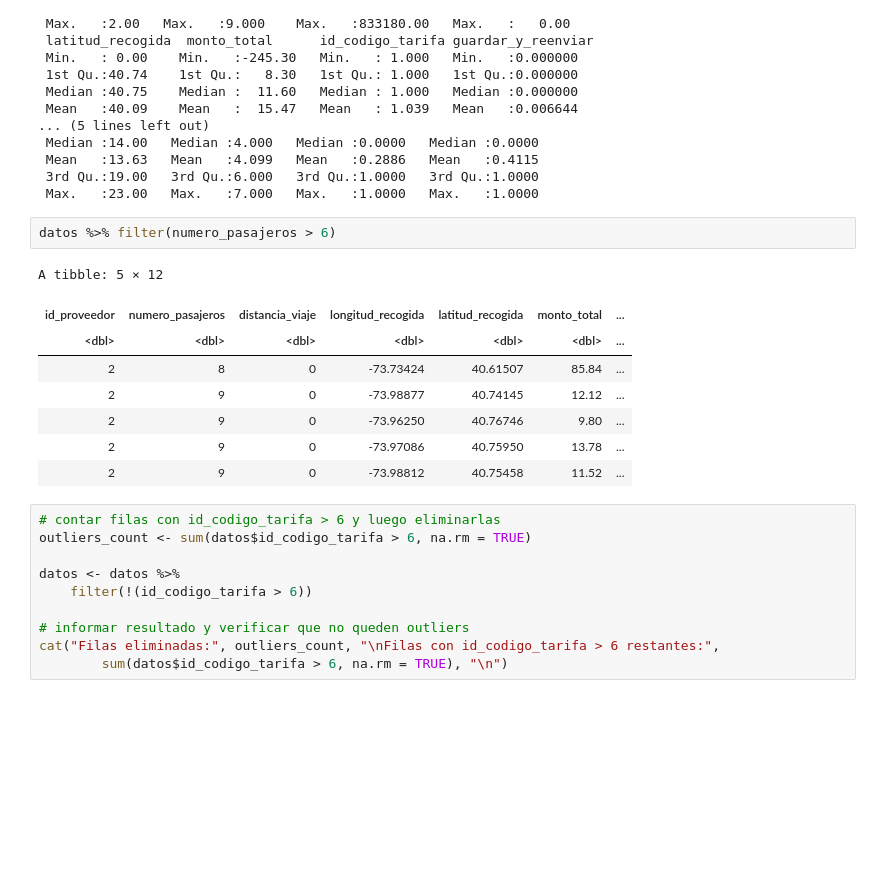
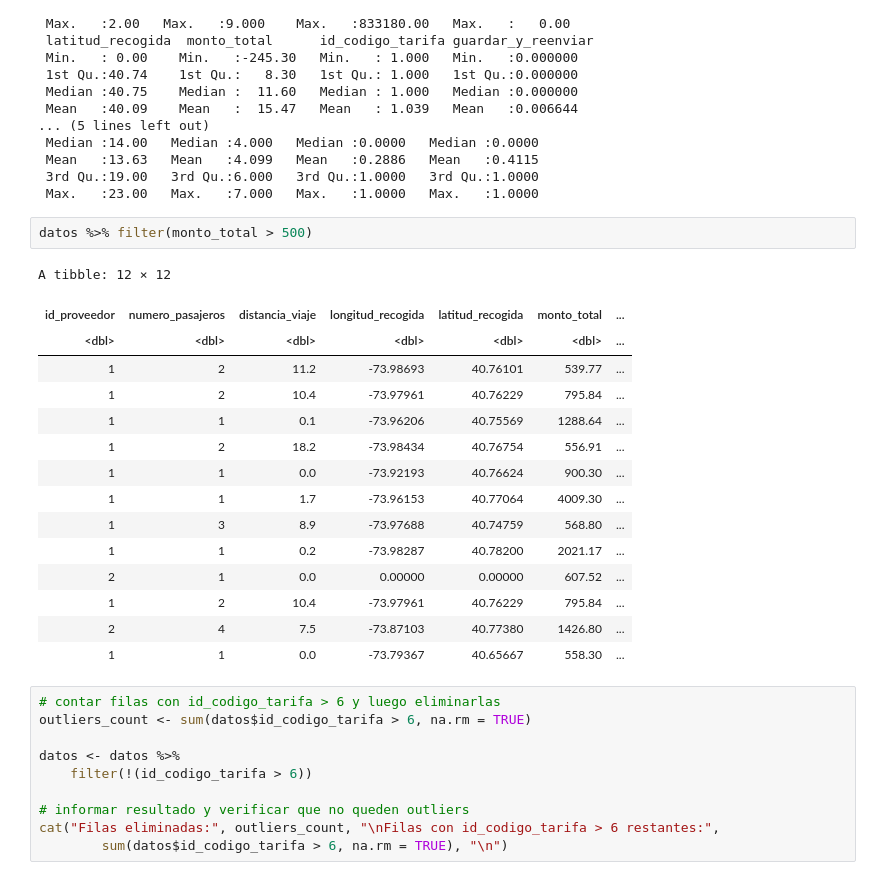
Before and after one commit to RosariosTijeras/Autonomos-Modelamiento, a Jupyter notebook: Autonomos/Autonomo_2/R_Notebooks/analisis.ipynb, the cells around one changed output. Cells and saved outputs as stored; diff of their text form; blank space fills up the shorter version.

```diff
--- a/Autonomos/Autonomo_2/R_Notebooks/analisis.ipynb
+++ b/Autonomos/Autonomo_2/R_Notebooks/analisis.ipynb
@@ -507,16 +507,23 @@ summary(datos)
  3rd Qu.:19.00   3rd Qu.:6.000   3rd Qu.:1.0000   3rd Qu.:1.0000
  Max.   :23.00   Max.   :7.000   Max.   :1.0000   Max.   :1.0000
 # %%
-datos %>% filter(numero_pasajeros > 6)
+datos %>% filter(monto_total > 500)
 # %% [output]
-A tibble: 5 × 12
+A tibble: 12 × 12
 | id_proveedor | numero_pasajeros | distancia_viaje | longitud_recogida | latitud_recogida | monto_total | ... |
 | <dbl> | <dbl> | <dbl> | <dbl> | <dbl> | <dbl> | ... |
-| 2 | 8 | 0 | -73.73424 | 40.61507 | 85.84 | ... |
-| 2 | 9 | 0 | -73.98877 | 40.74145 | 12.12 | ... |
-| 2 | 9 | 0 | -73.96250 | 40.76746 | 9.80 | ... |
-| 2 | 9 | 0 | -73.97086 | 40.75950 | 13.78 | ... |
-| 2 | 9 | 0 | -73.98812 | 40.75458 | 11.52 | ... |
+| 1 | 2 | 11.2 | -73.98693 | 40.76101 | 539.77 | ... |
+| 1 | 2 | 10.4 | -73.97961 | 40.76229 | 795.84 | ... |
+| 1 | 1 | 0.1 | -73.96206 | 40.75569 | 1288.64 | ... |
+| 1 | 2 | 18.2 | -73.98434 | 40.76754 | 556.91 | ... |
+| 1 | 1 | 0.0 | -73.92193 | 40.76624 | 900.30 | ... |
+| 1 | 1 | 1.7 | -73.96153 | 40.77064 | 4009.30 | ... |
+| 1 | 3 | 8.9 | -73.97688 | 40.74759 | 568.80 | ... |
+| 1 | 1 | 0.2 | -73.98287 | 40.78200 | 2021.17 | ... |
+| 2 | 1 | 0.0 | 0.00000 | 0.00000 | 607.52 | ... |
+| 1 | 2 | 10.4 | -73.97961 | 40.76229 | 795.84 | ... |
+| 2 | 4 | 7.5 | -73.87103 | 40.77380 | 1426.80 | ... |
+| 1 | 1 | 0.0 | -73.79367 | 40.65667 | 558.30 | ... |
 # %%
 # contar filas con id_codigo_tarifa > 6 y luego eliminarlas
 outliers_count <- sum(datos$id_codigo_tarifa > 6, na.rm = TRUE)
```
Also changed, not shown: parts of 1 cell of this notebook.
